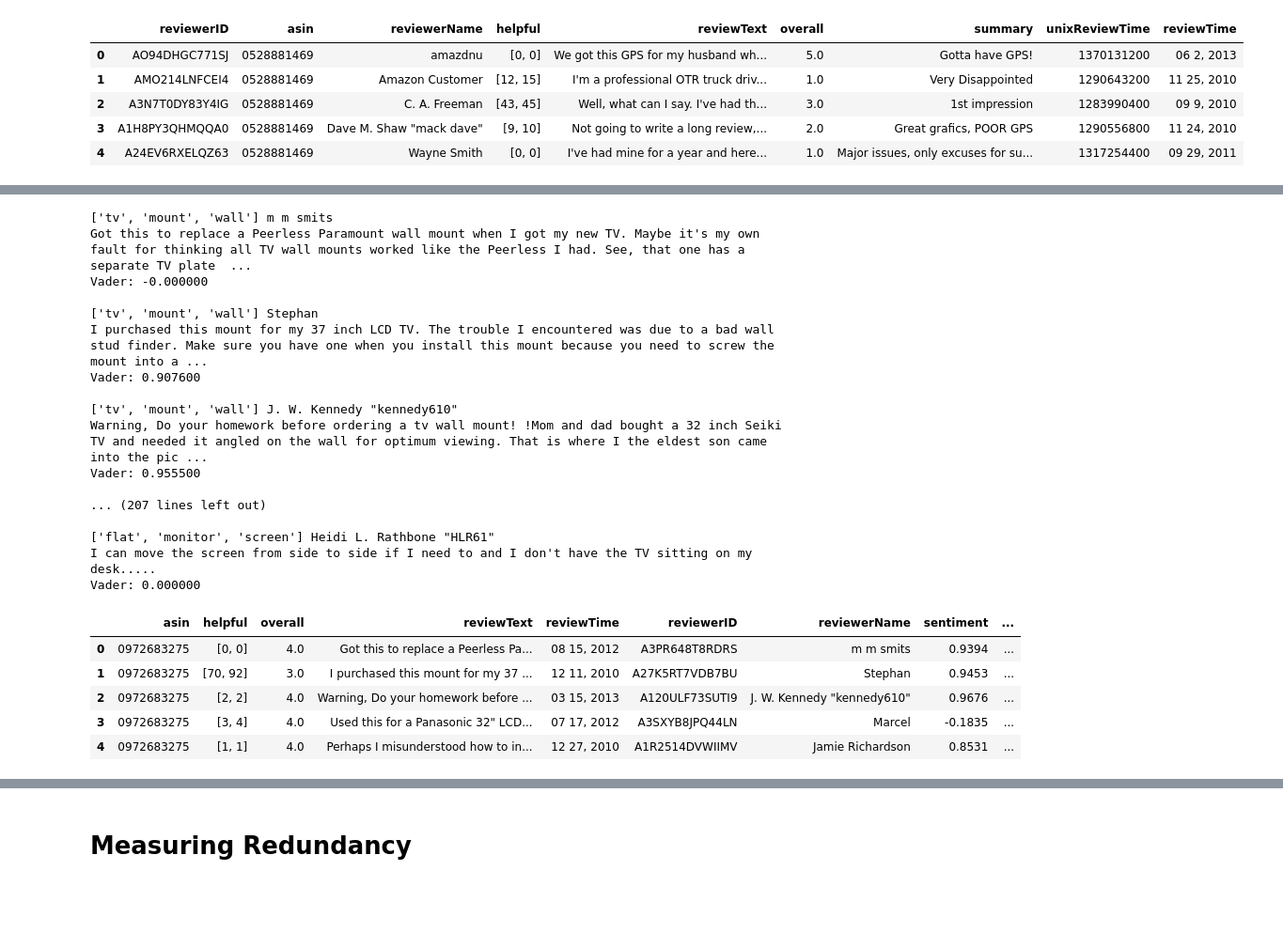
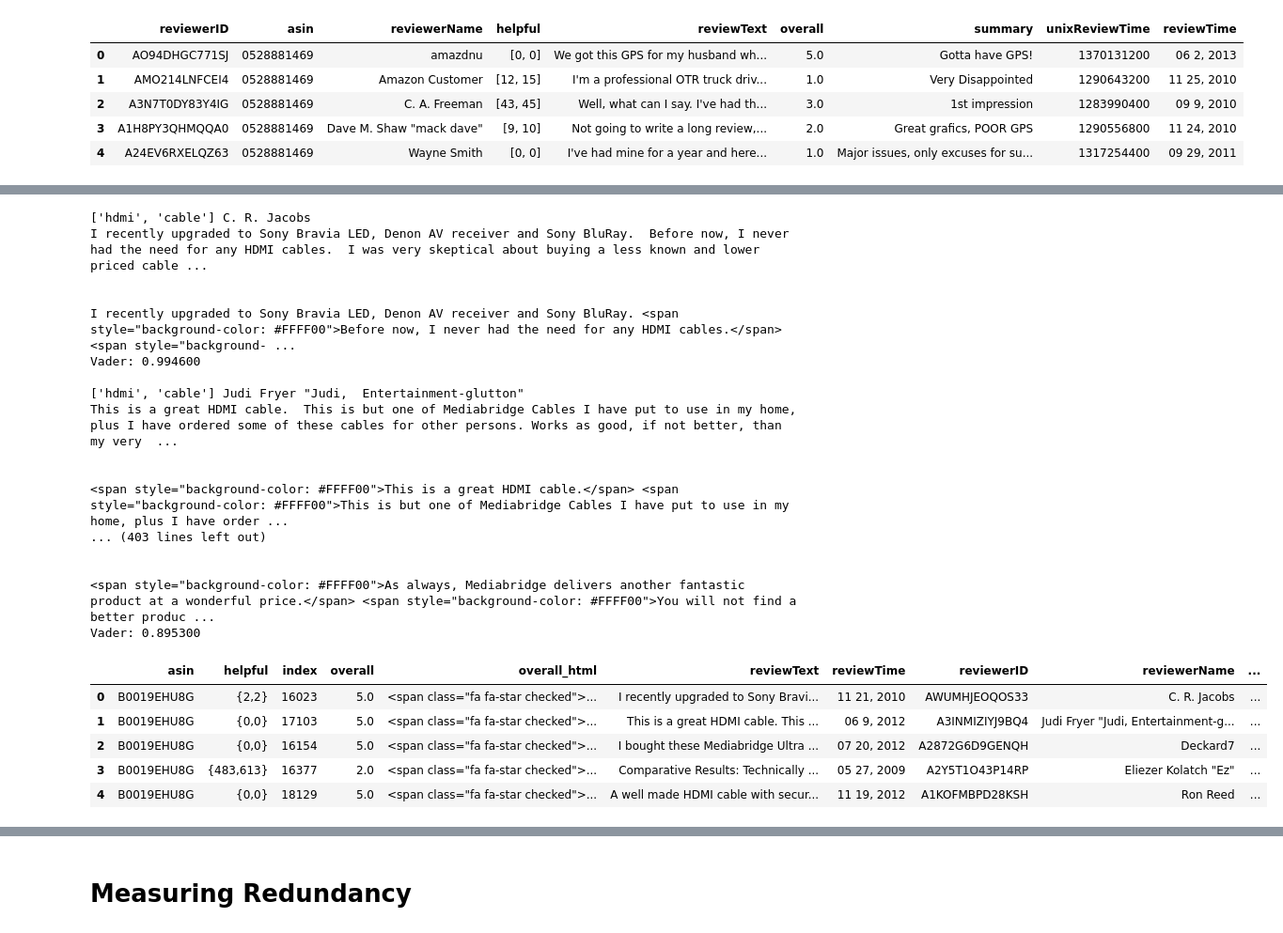
Before and after one commit to divya-chou/gefilter-fish, a Jupyter notebook: gefilter-fish-nmf.ipynb, the cells around one changed output, grey strips where cells are left out. Shown at 94% size. Drawn from its saved outputs; the diff is of its cells as text; code cells hidden in the pictures; blank space fills up the shorter version.

Commit message:
cleaned up template for showing reviews

```diff
--- a/gefilter-fish-nmf.ipynb
+++ b/gefilter-fish-nmf.ipynb
@@ -153,0 +131,15 @@ test_df
+# %%
+dbname   = 'amazon_reviews'
+username = 'plestran'
+engine   = create_engine('postgres://%s@localhost/%s'%(username,dbname))
+# %%
+test_asin = 'B0019EHU8G'
+#test_asin = '0972683275'
+con = psycopg2.connect(database = dbname, user = username)
+sql_query = """
+    SELECT * FROM reviews
+     WHERE asin = '%s';
+    """ % test_asin
+test_df = pd.read_sql_query(sql_query,con)
+test_df = test_df.replace('', np.nan)
+test_df = test_df.dropna()
@@ -184,3 +194,5 @@ pipe.fit(test_df['reviewText']);
 # %%
 # grab term-document matrix
 transform = pipe.fit_transform(test_df['reviewText'])
+# %%
+X  = vectorizer.fit_transform(test_df['reviewText']).toarray()
@@ -274,46 +308,63 @@ for i, review in enumerate(reviews):
     topic_words = topics[review['topic']].split()
     for sentence in sentences:
         if any(word in sentence.lower() for word in topic_words):
+            highlighted_sentence = '<span style="background-color: #FFFF00">'+sentence+'</span>'
+            summary.append(highlighted_sentence)
+        else:
             summary.append(sentence)
+
+#        if any(word in sentence.lower() for word in topic_words):
+#            summary.append(sentence)
 
     # save info for summarized reviews
     reviews[i]['summarized_reviewText'] = ' '.join([sent for sent in summary])
     vader = analyser.polarity_scores(reviews[i]['summarized_reviewText'])
     reviews[i]['summary_sentiment']      = vader['compound']
 
+    # add html for user rating
+    rating_html = ''
+    rating = int(reviews[i]['overall'])
+    for _ in range(rating):
+        rating_html += '<span class="fa fa-star checked"></span>'
+    for _ in range(rating,5):
+        rating_html += '<span class="fa fa-star"></span>'
+    reviews[i]['overall_html'] = rating_html
+
     # print information
     print(topic_words, review['reviewerName'])
+    print(reviews[i]['reviewText'])
+    print("\n")
     print(reviews[i]['summarized_reviewText'])
     print("Vader: %f\n" % vader['compound'])
 # %% [output]
-['tv', 'mount', 'wall'] m m smits
-Got this to replace a Peerless Paramount wall mount when I got my new TV. Maybe it's my own fault for thinking all TV wall mounts worked like the Peerless I had. See, that one has a separate TV plate  ...
-Vader: -0.000000
+['hdmi', 'cable'] C. R. Jacobs
+I recently upgraded to Sony Bravia LED, Denon AV receiver and Sony BluRay.  Before now, I never had the need for any HDMI cables.  I was very skeptical about buying a less known and lower priced cable ...
 
-['tv', 'mount', 'wall'] Stephan
-I purchased this mount for my 37 inch LCD TV. The trouble I encountered was due to a bad wall stud finder. Make sure you have one when you install this mount because you need to screw the mount into a ...
-Vader: 0.907600
 
-['tv', 'mount', 'wall'] J. W. Kennedy "kennedy610"
-Warning, Do your homework before ordering a tv wall mount! !Mom and dad bought a 32 inch Seiki TV and needed it angled on the wall for optimum viewing. That is where I the eldest son came into the pic ...
-Vader: 0.955500
+I recently upgraded to Sony Bravia LED, Denon AV receiver and Sony BluRay. <span style="background-color: #FFFF00">Before now, I never had the need for any HDMI cables.</span> <span style="background- ...
+Vader: 0.994600
 
-... (207 lines left out)
+['hdmi', 'cable'] Judi Fryer "Judi,  Entertainment-glutton"
+This is a great HDMI cable.  This is but one of Mediabridge Cables I have put to use in my home, plus I have ordered some of these cables for other persons. Works as good, if not better, than my very  ...
 
-['flat', 'monitor', 'screen'] Heidi L. Rathbone "HLR61"
-I can move the screen from side to side if I need to and I don't have the TV sitting on my desk.....
-Vader: 0.000000
+
+<span style="background-color: #FFFF00">This is a great HDMI cable.</span> <span style="background-color: #FFFF00">This is but one of Mediabridge Cables I have put to use in my home, plus I have order ...
+... (403 lines left out)
+
+
+<span style="background-color: #FFFF00">As always, Mediabridge delivers another fantastic product at a wonderful price.</span> <span style="background-color: #FFFF00">You will not find a better produc ...
+Vader: 0.895300
 # %%
 reviews_df = pd.DataFrame(reviews)
-reviews_df.to_csv('0972683275_reviews.csv',index=False)
+reviews_df.to_csv('%s_reviews.csv' % test_asin,index=False)
 reviews_df.head()
 # %% [output]
-|  | asin | helpful | overall | reviewText | reviewTime | reviewerID | reviewerName | sentiment | ... |
-| 0 | 0972683275 | [0, 0] | 4.0 | Got this to replace a Peerless Pa... | 08 15, 2012 | A3PR648T8RDRS | m m smits | 0.9394 | ... |
-| 1 | 0972683275 | [70, 92] | 3.0 | I purchased this mount for my 37 ... | 12 11, 2010 | A27K5RT7VDB7BU | Stephan | 0.9453 | ... |
-| 2 | 0972683275 | [2, 2] | 4.0 | Warning, Do your homework before ... | 03 15, 2013 | A120ULF73SUTI9 | J. W. Kennedy "kennedy610" | 0.9676 | ... |
-| 3 | 0972683275 | [3, 4] | 4.0 | Used this for a Panasonic 32" LCD... | 07 17, 2012 | A3SXYB8JPQ44LN | Marcel | -0.1835 | ... |
-| 4 | 0972683275 | [1, 1] | 4.0 | Perhaps I misunderstood how to in... | 12 27, 2010 | A1R2514DVWIIMV | Jamie Richardson | 0.8531 | ... |
+|  | asin | helpful | index | overall | overall_html | reviewText | reviewTime | reviewerID | reviewerName | ... |
+| 0 | B0019EHU8G | {2,2} | 16023 | 5.0 | <span class="fa fa-star checked">... | I recently upgraded to Sony Bravi... | 11 21, 2010 | AWUMHJEOQOS33 | C. R. Jacobs | ... |
+| 1 | B0019EHU8G | {0,0} | 17103 | 5.0 | <span class="fa fa-star checked">... | This is a great HDMI cable. This ... | 06 9, 2012 | A3INMIZIYJ9BQ4 | Judi Fryer "Judi, Entertainment-g... | ... |
+| 2 | B0019EHU8G | {0,0} | 16154 | 5.0 | <span class="fa fa-star checked">... | I bought these Mediabridge Ultra ... | 07 20, 2012 | A2872G6D9GENQH | Deckard7 | ... |
+| 3 | B0019EHU8G | {483,613} | 16377 | 2.0 | <span class="fa fa-star checked">... | Comparative Results: Technically ... | 05 27, 2009 | A2Y5T1O43P14RP | Eliezer Kolatch "Ez" | ... |
+| 4 | B0019EHU8G | {0,0} | 18129 | 5.0 | <span class="fa fa-star checked">... | A well made HDMI cable with secur... | 11 19, 2012 | A1KOFMBPD28KSH | Ron Reed | ... |
 # %%
 #------------------------------------------------------------------
 def unique(sequence):
```
Also changed, not shown: parts of 21 cells of this notebook, 10 other files.
